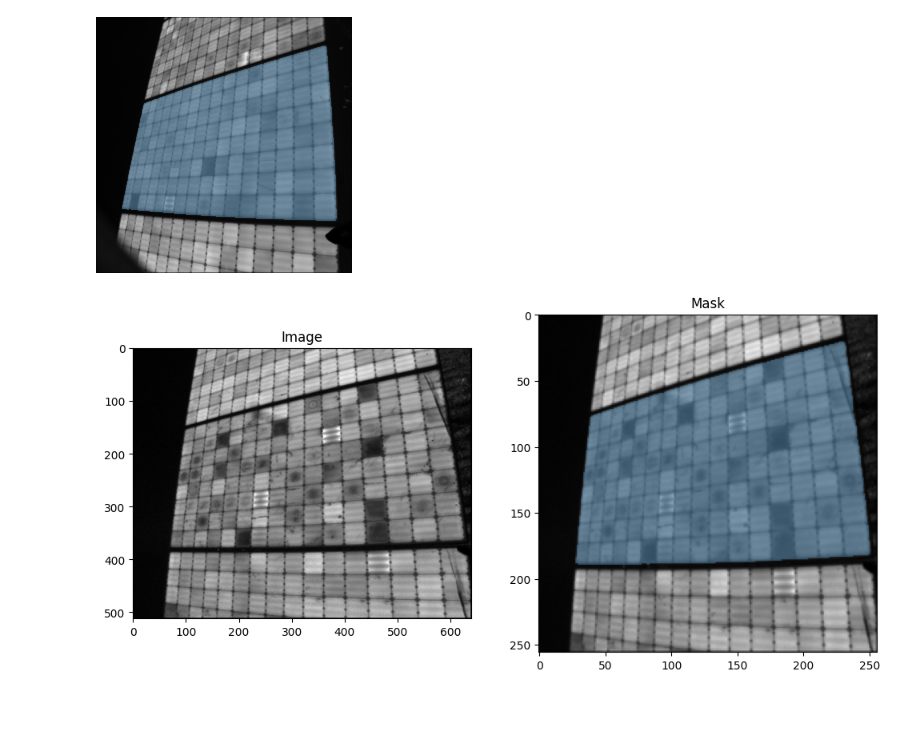
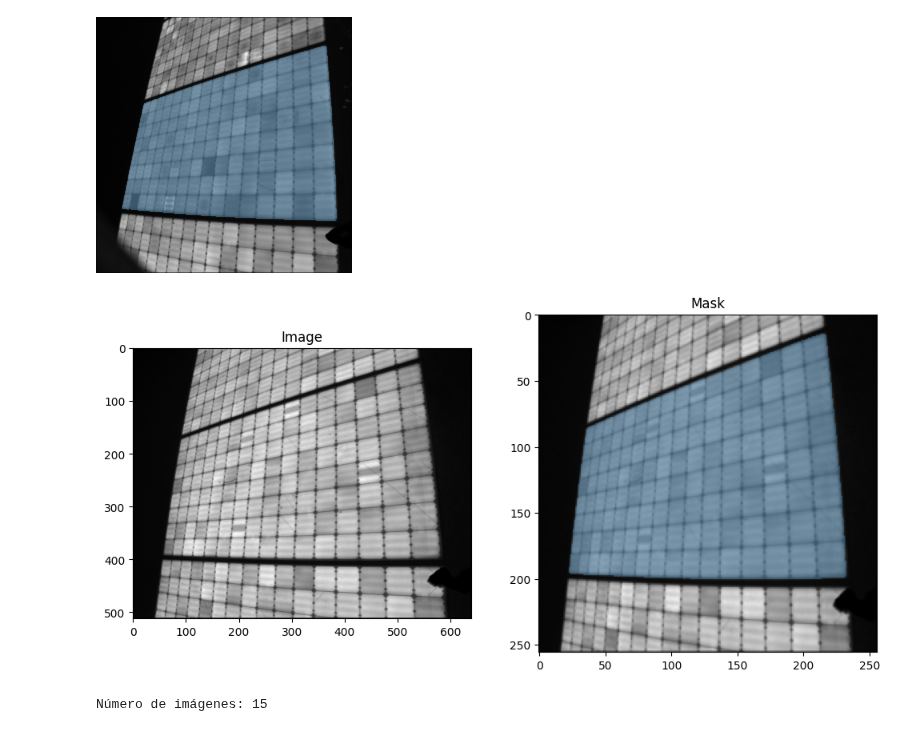
Before and after one commit to Franklingo13/PVDefectDetect, a Jupyter notebook: TestsPV-vision/Predicciones_modulos.ipynb, the cells around one changed output. Saved outputs shown, nothing was run; the diff lists cells and outputs as text; code cells hidden in the pictures.

```diff
--- a/TestsPV-vision/Predicciones_modulos.ipynb
+++ b/TestsPV-vision/Predicciones_modulos.ipynb
@@ -208,17 +208,17 @@ draw_mask(images[13], masks_each[13])
 # %%
 import matplotlib.pyplot as plt
 
 # Se visualizan las imágenes y las máscaras correspondientes.
 plt.figure(figsize=(12, 6))
 
 plt.subplot(1, 2, 1)
-plt.imshow(images[12])
+plt.imshow(images[2])
 plt.title('Image')
 
 plt.subplot(1, 2, 2)
-plt.imshow(np.array(draw_mask(images[12], masks_each[12])))
+plt.imshow(np.array(draw_mask(images[2], masks_each[2])))
 plt.title('Mask')
 
 plt.show()
 # %% [output]
-[figure, old version]
+[figure, new version]
@@ -224,0 +304,10 @@ plt.show()
+# %%
+# Directorios de entrada y salida
+image_dir = 'D:/Documentos/PV_Vision/pv-vision/examples/transform_seg/field_pipeline/raw_img_gray'
+output_dir = 'D:/Documentos/Universidad de Cuenca/Trabajo de Titulación/Predicciones/Modulos/output_json'
+
+# Lista de rutas de las imágenes de entrada
+image_paths = list(list_images(image_dir))
+print(f'Número de imágenes: {len(image_paths)}')
+# %% [output]
+Número de imágenes: 15
```
Also changed, not shown: parts of 5 cells of this notebook.
